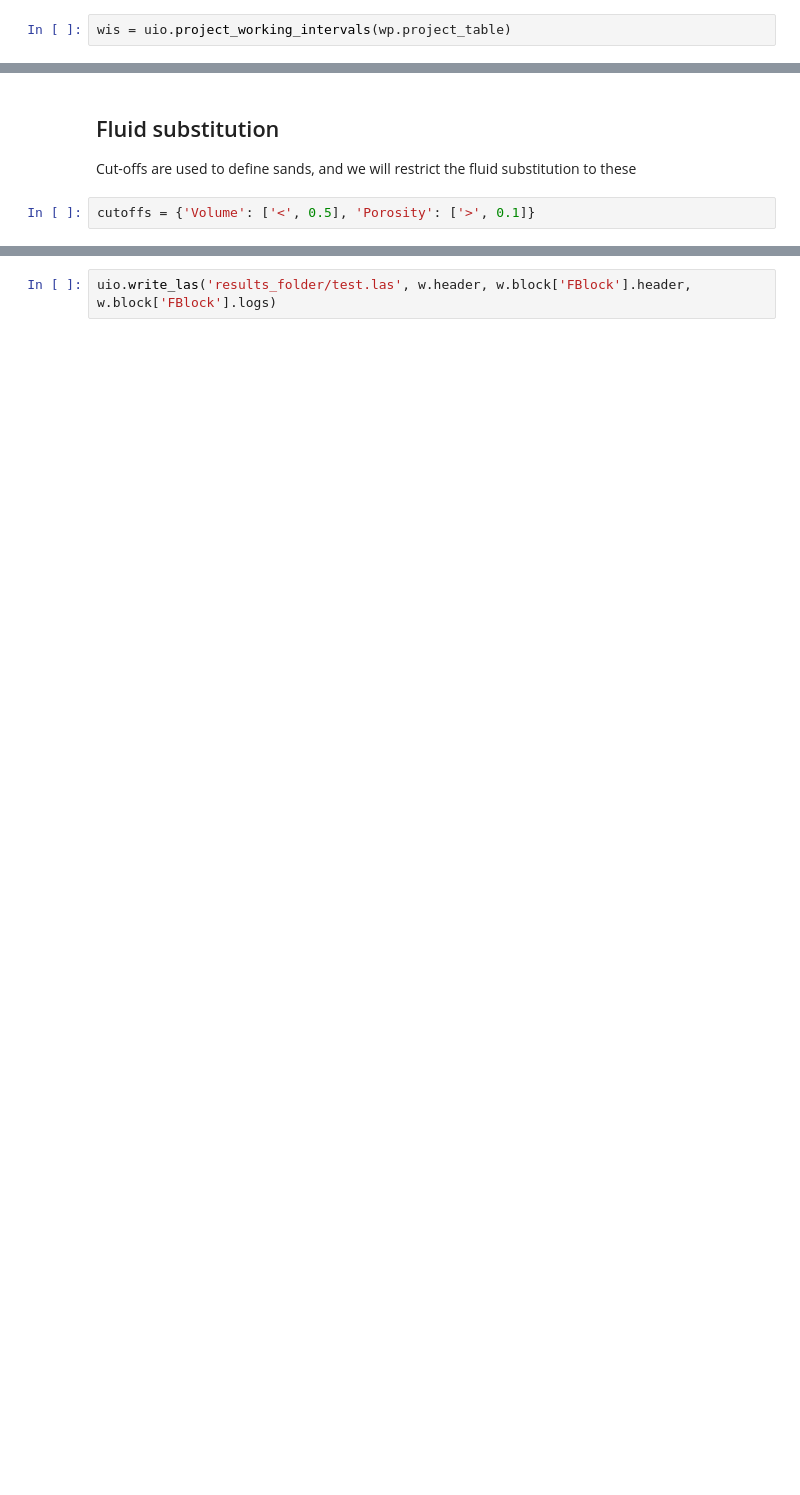
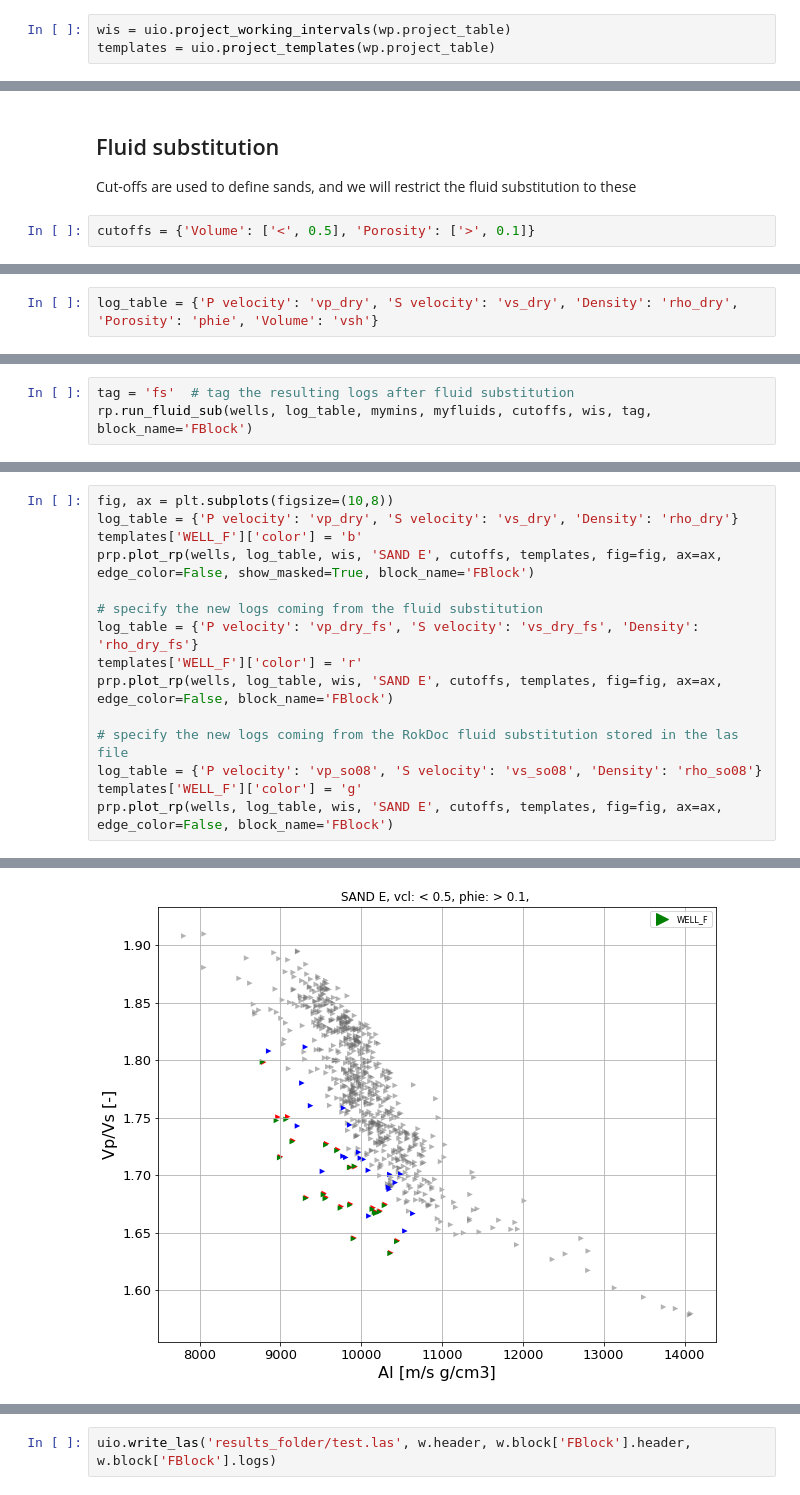
Before and after one commit to emblixt/blixt_rp, a Jupyter notebook: run fluid substitution.ipynb, the cells around one changed output, grey strips where cells are left out. Saved outputs shown, nothing was run; the diff lists cells and outputs as text; blank space fills up the shorter version.

```diff
--- a/run fluid substitution.ipynb
+++ b/run fluid substitution.ipynb
@@ -44,6 +38,7 @@ The *block_name* key word is used to group the logs of *Well F*, but is not nece
 The working intervals are used to define where the fluid substitution will take place, and are loaded through:
 # %%
 wis = uio.project_working_intervals(wp.project_table)
+templates = uio.project_templates(wp.project_table)
 # %% [markdown]
 ### Load fluids
 The *Fluids* sheet of the *project_table.xlsx* holds information about the fluids that our fluid mixtures contains.
@@ -225,0 +125,2 @@ Save the well as a las file
+# %%
+log_table = {'P velocity': 'vp_dry', 'S velocity': 'vs_dry', 'Density': 'rho_dry', 'Porosity': 'phie', 'Volume': 'vsh'}
@@ -225,0 +129,3 @@ Save the well as a las file
+# %%
+tag = 'fs'  # tag the resulting logs after fluid substitution
+rp.run_fluid_sub(wells, log_table, mymins, myfluids, cutoffs, wis, tag, block_name='FBlock')
@@ -225,0 +153,16 @@ Save the well as a las file
+# %%
+fig, ax = plt.subplots(figsize=(10,8))
+log_table = {'P velocity': 'vp_dry', 'S velocity': 'vs_dry', 'Density': 'rho_dry'}
+templates['WELL_F']['color'] = 'b'
+prp.plot_rp(wells, log_table, wis, 'SAND E', cutoffs, templates, fig=fig, ax=ax, edge_color=False, show_masked=True, block_name='FBlock')
+
+# specify the new logs coming from the fluid substitution
+log_table = {'P velocity': 'vp_dry_fs', 'S velocity': 'vs_dry_fs', 'Density': 'rho_dry_fs'}
+templates['WELL_F']['color'] = 'r'
+prp.plot_rp(wells, log_table, wis, 'SAND E', cutoffs, templates, fig=fig, ax=ax, edge_color=False, block_name='FBlock')
+
+# specify the new logs coming from the RokDoc fluid substitution stored in the las file
+log_table = {'P velocity': 'vp_so08', 'S velocity': 'vs_so08', 'Density': 'rho_so08'}
+templates['WELL_F']['color'] = 'g'
+prp.plot_rp(wells, log_table, wis, 'SAND E', cutoffs, templates, fig=fig, ax=ax, edge_color=False, block_name='FBlock')
+# %% [output]
@@ -225,0 +172 @@ Save the well as a las file
+[figure, added]
```
Also changed, not shown: parts of 28 cells of this notebook, 5 other files.
